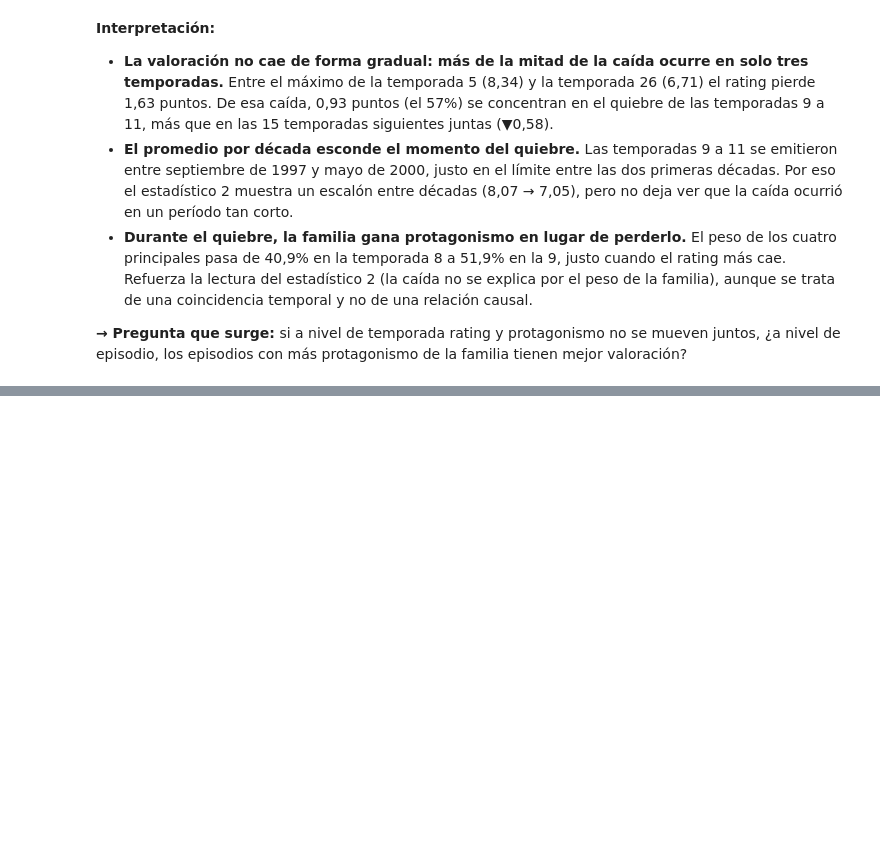
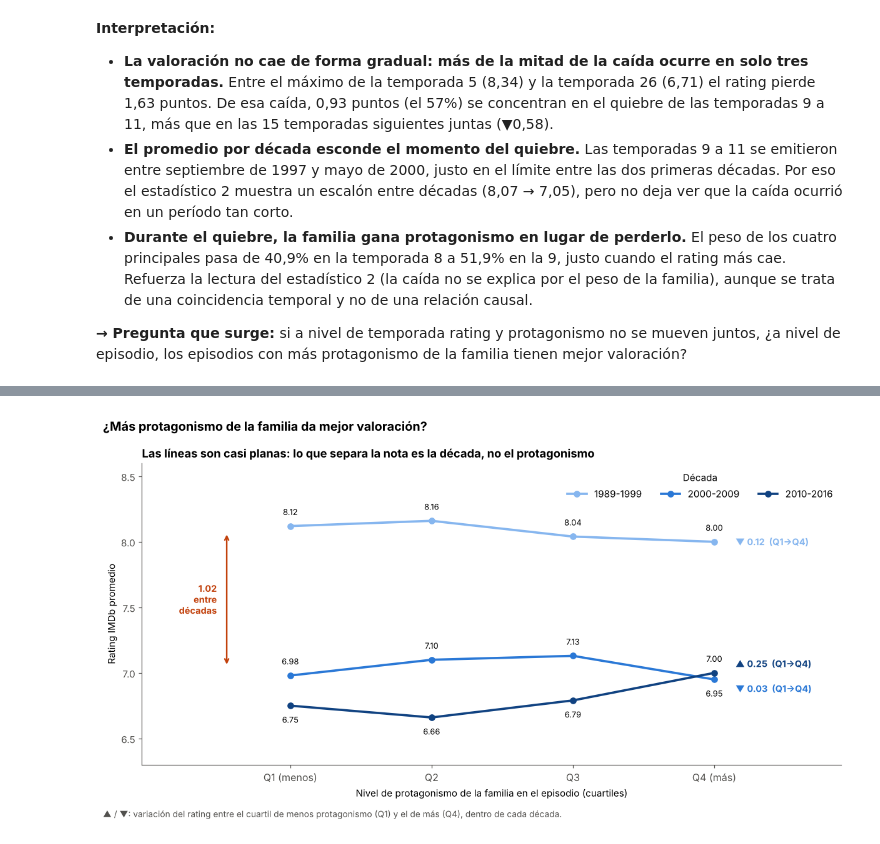
Before and after one commit to enedenao/tp_labo, a Jupyter notebook: notebook.ipynb, the cells around one changed output, grey strips where cells are left out. Saved outputs shown, nothing was run; the diff lists cells and outputs as text; code cells hidden in the pictures; blank space fills up the shorter version.

Commit message:
Etapa 4 Gráfico 3: protagonismo vs. valoración por cuartil y década + interpretación

```diff
--- a/notebook.ipynb
+++ b/notebook.ipynb
@@ -1004,0 +1011,46 @@ plt.show()
+# %%
+cq = cuartiles_decada
+x = np.arange(cq.shape[1])
+
+fig, ax = plt.subplots(figsize=(11, 5.8))
+for dec in orden_decadas:
+    y = cq.loc[dec].values
+    ax.plot(x, y, color=COLOR_DECADA[dec], lw=2.4, marker="o", ms=6, label=dec, zorder=3)
+    for xi, yi in zip(x, y):
+        # Etiquetas abajo en 2010-2016 y arriba en el resto, salvo el cruce en Q4
+        abajo = (dec == "2010-2016") != (xi == x[-1] and dec != "1989-1999")
+        ax.text(xi, yi - 0.07 if abajo else yi + 0.07, f"{yi:.2f}", ha="center",
+                va="top" if abajo else "bottom", fontsize=8.5)
+    # Variación Q1 → Q4 al final de cada línea
+    cambio = round(y[-1] - y[0], 2)
+    tri = "▲" if cambio > 0 else "▼"
+    desplaz = {"1989-1999": 0, "2000-2009": -0.07, "2010-2016": 0.07}[dec]
+    ax.text(x[-1] + 0.15, y[-1] + desplaz, f"{tri} {abs(cambio):.2f}  (Q1→Q4)", va="center",
+            fontsize=9.5, fontweight="bold", color=COLOR_DECADA[dec])
+
+# Distancia entre décadas: rating promedio de cada década (estadístico 2, resumen_decada)
+prom = resumen_decada["rating_prom"]
+xb = -0.45
+ax.annotate("", xy=(xb, prom["2000-2009"]), xytext=(xb, prom["1989-1999"]),
+            arrowprops=dict(arrowstyle="<->", color="#c2410c", lw=1.6))
+ax.text(xb - 0.07, (prom["1989-1999"] + prom["2000-2009"]) / 2,
+        f"{prom['1989-1999'] - prom['2000-2009']:.2f}\nentre\ndécadas", ha="right", va="center",
+        fontsize=9.5, fontweight="bold", color="#c2410c")
+
+ax.set_xticks(x)
+ax.set_xticklabels(cq.columns, fontsize=10.5)
+ax.set_xlim(-1.05, 3.9)
+ax.set_ylim(6.3, 8.6)
+ax.set_xlabel("Nivel de protagonismo de la familia en el episodio (cuartiles)")
+ax.set_ylabel("Rating IMDb promedio")
+ax.legend(title="Década", frameon=False, loc="upper right", ncol=3)
+fig.suptitle("¿Más protagonismo de la familia da mejor valoración?",
+             x=0.01, ha="left", fontsize=13, fontweight="bold")
+ax.set_title("Las líneas son casi planas: lo que separa la nota es la década, no el protagonismo", loc="left")
+fig.text(0.01, -0.02, "▲ / ▼: variación del rating entre el cuartil de menos protagonismo (Q1) y el de más (Q4), dentro de cada década.",
+         fontsize=9, color="#52514e")
+fig.tight_layout()
+plt.savefig("figuras/grafico3_protagonismo_vs_rating.png")
+plt.show()
+# %% [output]
+[figure, added]
```
Also changed, not shown: parts of 3 cells of this notebook.
